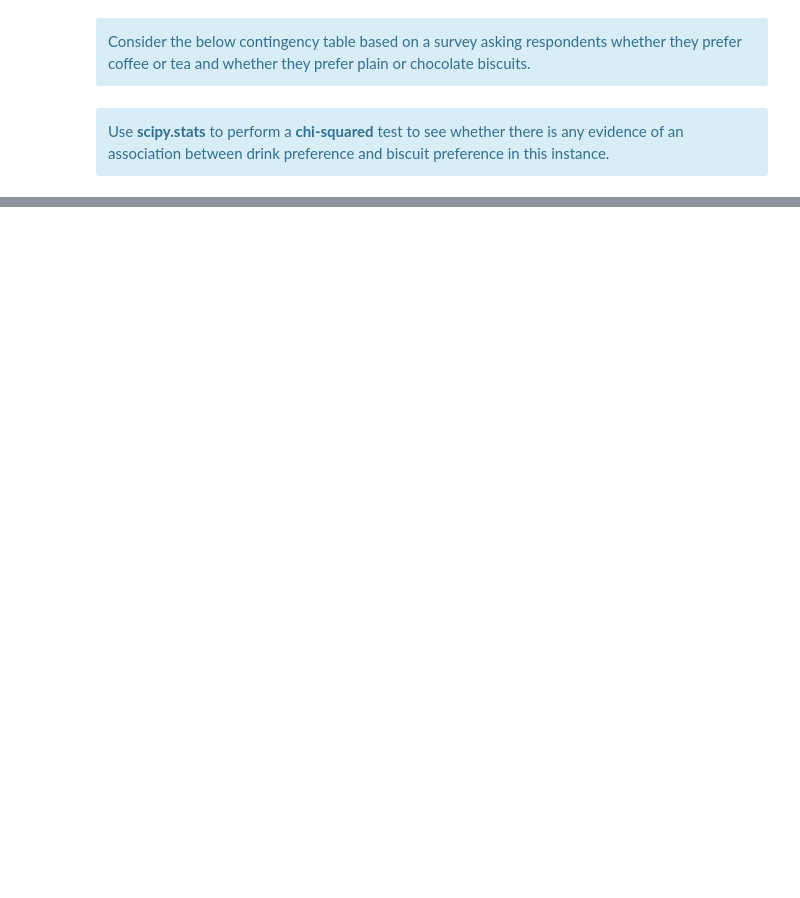
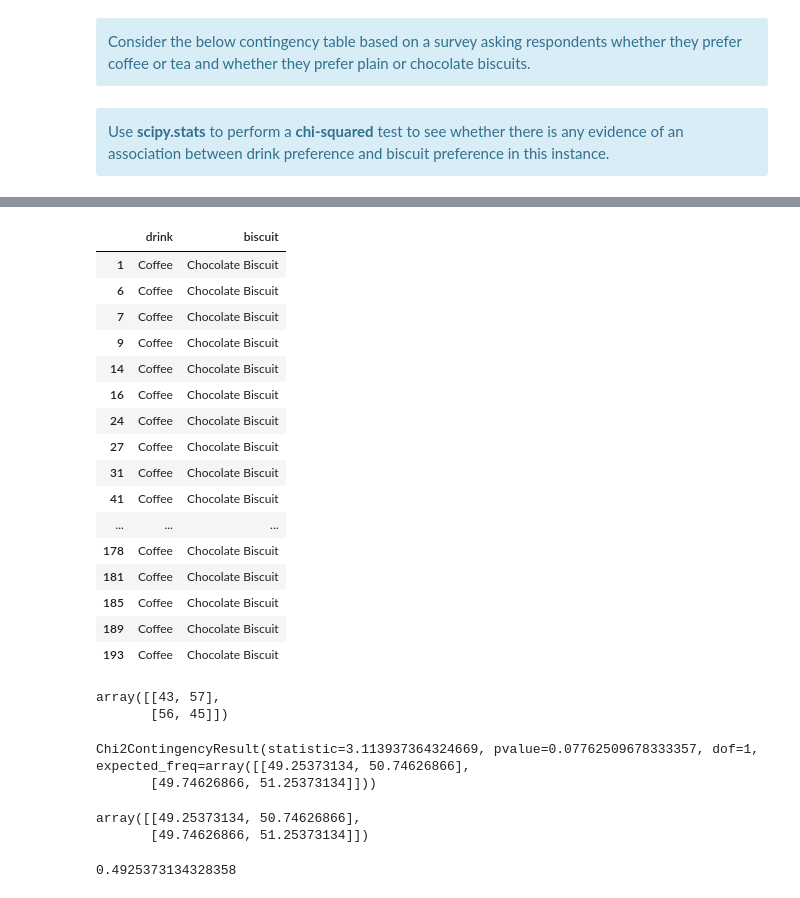
Before and after one commit to Anna20041983/Machine_Learning_and_Statistics, a Jupyter notebook: tasks.ipynb, the cells around one changed output, grey strips where cells are left out. Saved outputs shown, nothing was run; the diff lists cells and outputs as text; code cells hidden in the pictures; blank space fills up the shorter version.

```diff
--- a/tasks.ipynb
+++ b/tasks.ipynb
@@ -305,5 +340,9 @@ male_books + male_online + female_books + female_online
 # Zip the list - make the rows columns and the columns rows
 # Interchganges the outer and inner lists
 
-gender, medium = list(zip(*raw_data))
+drink, biscuit = list(zip(*raw_data))
+
+# Show
+
+drink, biscuit
 # %% [output]
@@ -310,0 +366,8 @@ NameError: name 'raw_data' is not defined
+# %%
+# Create a data frame
+
+df = pd.DataFrame({'drink': drink, 'biscuit': biscuit})
+
+# Show
+
+df
@@ -310,0 +390,6 @@ NameError: name 'raw_data' is not defined
+# %%
+# Perform Crosstabs Contingency
+cross = ss.contingency.crosstab(df['drink'], df['biscuit'])
+
+# Show
+cross
@@ -310,0 +399,6 @@ NameError: name 'raw_data' is not defined
+# %%
+# The first variable values and the second
+first, second = cross.elements
+
+# Show
+first, second
@@ -310,0 +431,47 @@ NameError: name 'raw_data' is not defined
+# %%
+# Find all rows in df with drink equal to the first value in first and biscuit equal to first value in second
+df[df['drink'] == first[0]][df['biscuit'] == second[0]]
+# %% [output]
+|  | drink | biscuit |
+| 1 | Coffee | Chocolate Biscuit |
+| 6 | Coffee | Chocolate Biscuit |
+| 7 | Coffee | Chocolate Biscuit |
+| 9 | Coffee | Chocolate Biscuit |
+| 14 | Coffee | Chocolate Biscuit |
+| 16 | Coffee | Chocolate Biscuit |
+| 24 | Coffee | Chocolate Biscuit |
+| 27 | Coffee | Chocolate Biscuit |
+| 31 | Coffee | Chocolate Biscuit |
+| 41 | Coffee | Chocolate Biscuit |
+| ... | ... | ... |
+| 178 | Coffee | Chocolate Biscuit |
+| 181 | Coffee | Chocolate Biscuit |
+| 185 | Coffee | Chocolate Biscuit |
+| 189 | Coffee | Chocolate Biscuit |
+| 193 | Coffee | Chocolate Biscuit |
+# %%
+# The contingency table
+cross.count
+# %% [output]
+array([[43, 57],
+       [56, 45]])
+# %%
+# Do the statistics
+result = ss.chi2_contingency(cross.count, correction = False)
+
+# Show
+result
+# %% [output]
+Chi2ContingencyResult(statistic=3.113937364324669, pvalue=0.07762509678333357, dof=1, expected_freq=array([[49.25373134, 50.74626866],
+       [49.74626866, 51.25373134]]))
+# %%
+# The expected frequencies if independent
+result.expected_freq
+# %% [output]
+array([[49.25373134, 50.74626866],
+       [49.74626866, 51.25373134]])
+# %%
+# Preffered Chocolate Biscuit irrespective of drink
+99 / 201
+# %% [output]
+0.4925373134328358
```
Also changed, not shown: parts of 33 cells of this notebook, 2 other files.
